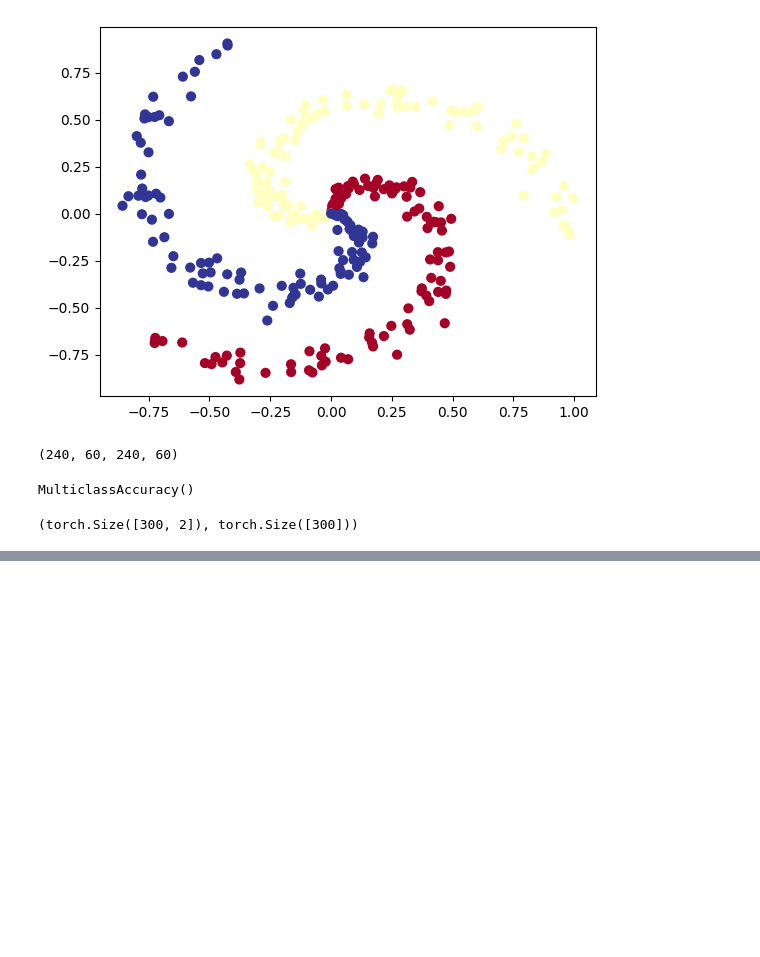
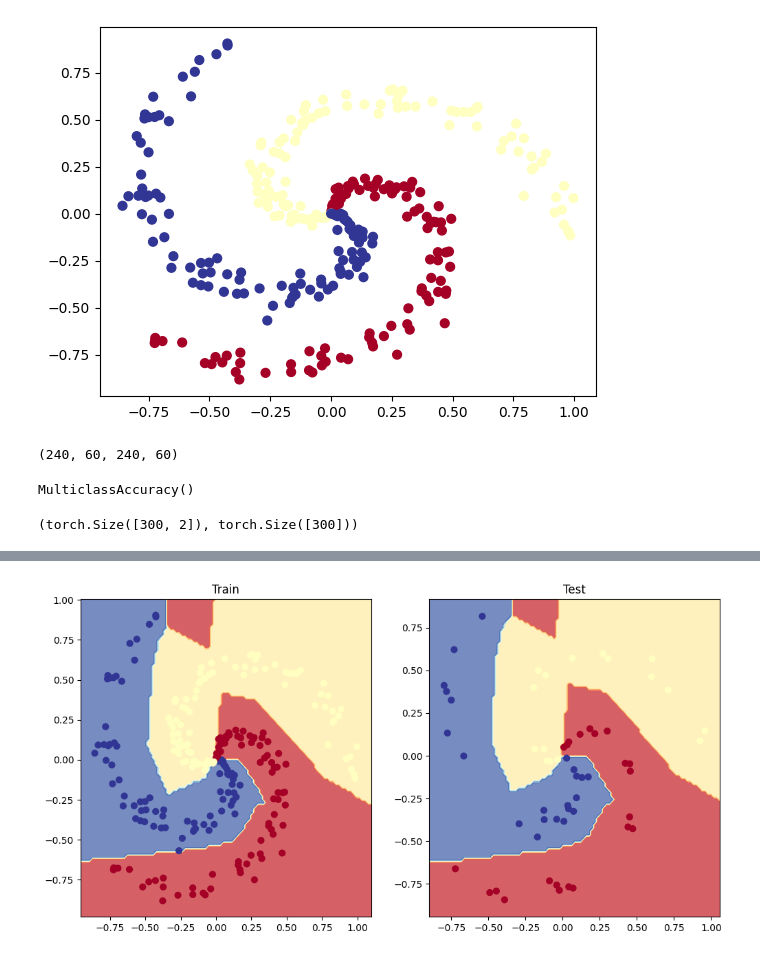
Before and after one commit to ZyWang7/PyTorch-for-DL-ML, a Jupyter notebook: exercises/02_pytorch_classification_exercises.ipynb, the cells around one changed output, grey strips where cells are left out. Saved outputs shown, nothing was run; the diff lists cells and outputs as text; code cells hidden in the pictures; blank space fills up the shorter version.

Commit message:
Train the model and plot the decision boundary

```diff
--- a/exercises/02_pytorch_classification_exercises.ipynb
+++ b/exercises/02_pytorch_classification_exercises.ipynb
@@ -335,7 +335,7 @@ len(X_train), len(X_test), len(y_train), len(y_test)
 # %%
 from torchmetrics import Accuracy
 
-acc_fn = Accuracy(task="multiclass", num_classes=4).to(device)
+acc_fn = Accuracy(task="multiclass", num_classes=4)
 acc_fn
 # %% [output]
 MulticlassAccuracy()
@@ -344,17 +344,19 @@ X.shape, y.shape
 # %% [output]
 (torch.Size([300, 2]), torch.Size([300]))
 # %%
+from torch import nn
+
 # Create model by subclassing nn.Module
 class SpiralModel(nn.Module):
     def __init__(self):
         super().__init__()
         self.layer1 = nn.Linear(in_features=2, out_features=10)
-        self.layer2 = nn.Linear(in_features=2, out_features=10)
-        self.layer3 = nn.Linear(in_features=2, out_features=10)
+        self.layer2 = nn.Linear(in_features=10, out_features=10)
+        self.layer3 = nn.Linear(in_features=10, out_features=3)
         self.relu = nn.ReLU()
 
     def forward(self, x):
-        return self.layer3(self.relu(self.layer2(self.relu(self.layer3(x)))))
+        return self.layer3(self.relu(self.layer2(self.relu(self.layer1(x)))))
 
 # Instantiate model and send it to device
 model_1 = SpiralModel()
@@ -367,16 +369,13 @@ SpiralModel(
   (relu): ReLU()
 )
 # %%
-# Setup data to be device agnostic
+# Print out first 10 untrained model outputs (forward pass)
+y_logits = model_1(X_train[:10])
+print("Logits:", y_logits)
 
+pred_probs = torch.softmax(y_logits, dim=1)
+print("Pred probs:", pred_probs)
 
-# Print out first 10 untrained model outputs (forward pass)
-print("Logits:")
-## Your code here ##
-
-print("Pred probs:")
-## Your code here ##
-
-print("Pred labels:")
-## Your code here ##
+pred_labels = pred_probs.argmax(dim=1)
+print("Pred labels:", pred_labels)
 # %% [output]
@@ -386,4 +399,4 @@ Pred labels:
 # %%
 # Setup loss function and optimizer
-# loss_fn =
-# optimizer =
+loss_fn = nn.CrossEntropyLoss()
+optimizer = torch.optim.SGD(params=model_1.parameters(), lr=0.1)
@@ -422,0 +465,11 @@ Pred labels:
+# %%
+# Plot decision boundaries for training and test sets
+plt.figure(figsize=(12, 6))
+plt.subplot(1, 2, 1)
+plt.title("Train")
+plot_decision_boundary(model_1, X_train, y_train)
+plt.subplot(1, 2, 2)
+plt.title("Test")
+plot_decision_boundary(model_1, X_test, y_test)
+# %% [output]
+[figure, added]
```
Also changed, not shown: parts of 5 cells of this notebook.
